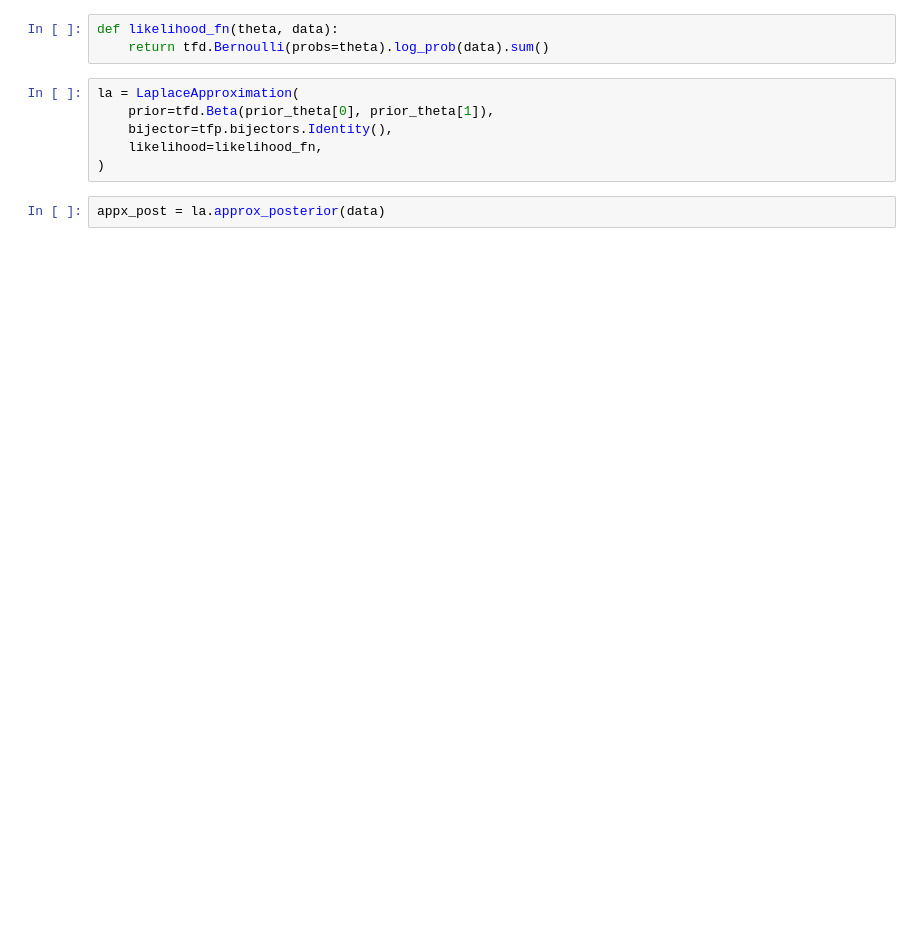
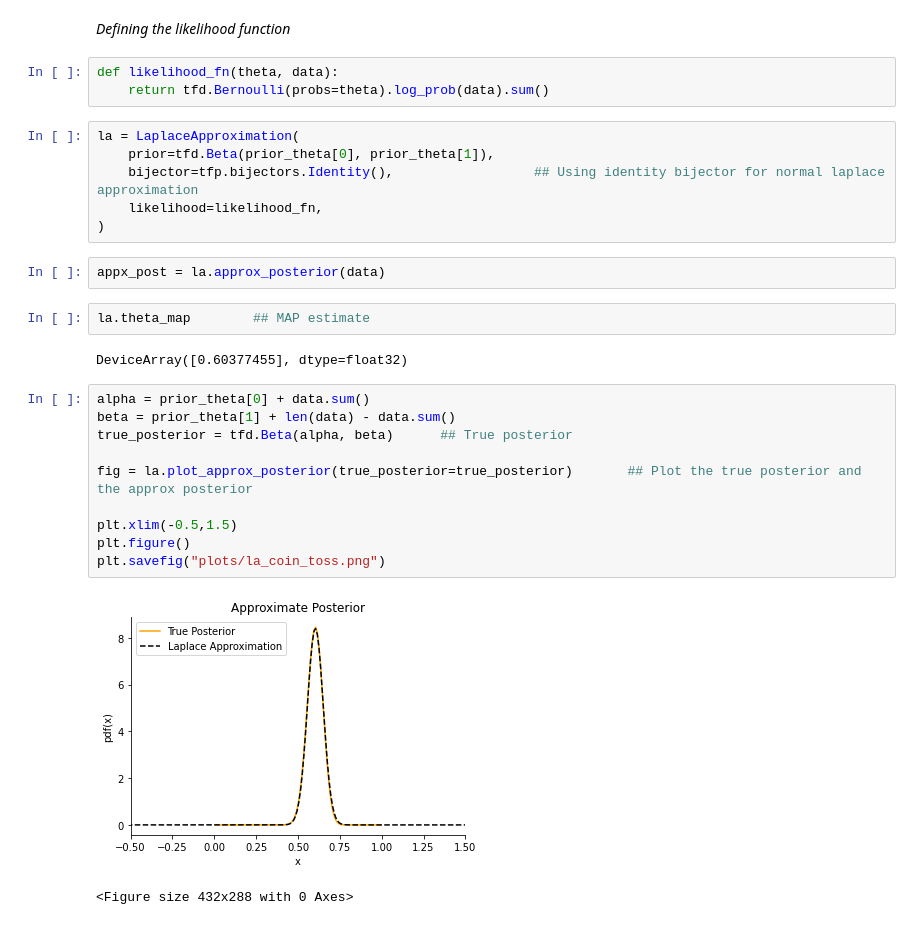
Before and after one commit to Madhav-Kanda/AutoDiff-Inference, a Jupyter notebook: CoinToss.ipynb, the cells around one changed output. Drawn from its saved outputs; the diff is of its cells as text; blank space fills up the shorter version.

```diff
--- a/CoinToss.ipynb
+++ b/CoinToss.ipynb
@@ -21,11 +25,30 @@ prior_theta = [3.0, 5.0]
+# %% [markdown]
+*Defining the likelihood function*
 # %%
 def likelihood_fn(theta, data):
     return tfd.Bernoulli(probs=theta).log_prob(data).sum()
 # %%
 la = LaplaceApproximation(
     prior=tfd.Beta(prior_theta[0], prior_theta[1]),
-    bijector=tfp.bijectors.Identity(),
+    bijector=tfp.bijectors.Identity(),                  ## Using identity bijector for normal laplace approximation
     likelihood=likelihood_fn,
 )
 # %%
 appx_post = la.approx_posterior(data)
+# %%
+la.theta_map        ## MAP estimate
+# %% [output]
+DeviceArray([0.60377455], dtype=float32)
+# %%
+alpha = prior_theta[0] + data.sum()
+beta = prior_theta[1] + len(data) - data.sum()
+true_posterior = tfd.Beta(alpha, beta)      ## True posterior
+
+fig = la.plot_approx_posterior(true_posterior=true_posterior)       ## Plot the true posterior and the approx posterior
+
+plt.xlim(-0.5,1.5)
+plt.figure()
+plt.savefig("plots/la_coin_toss.png")
+# %% [output]
+[figure, added]
+<Figure size 432x288 with 0 Axes>
```
Also changed, not shown: parts of 12 cells of this notebook, 6 other files.
